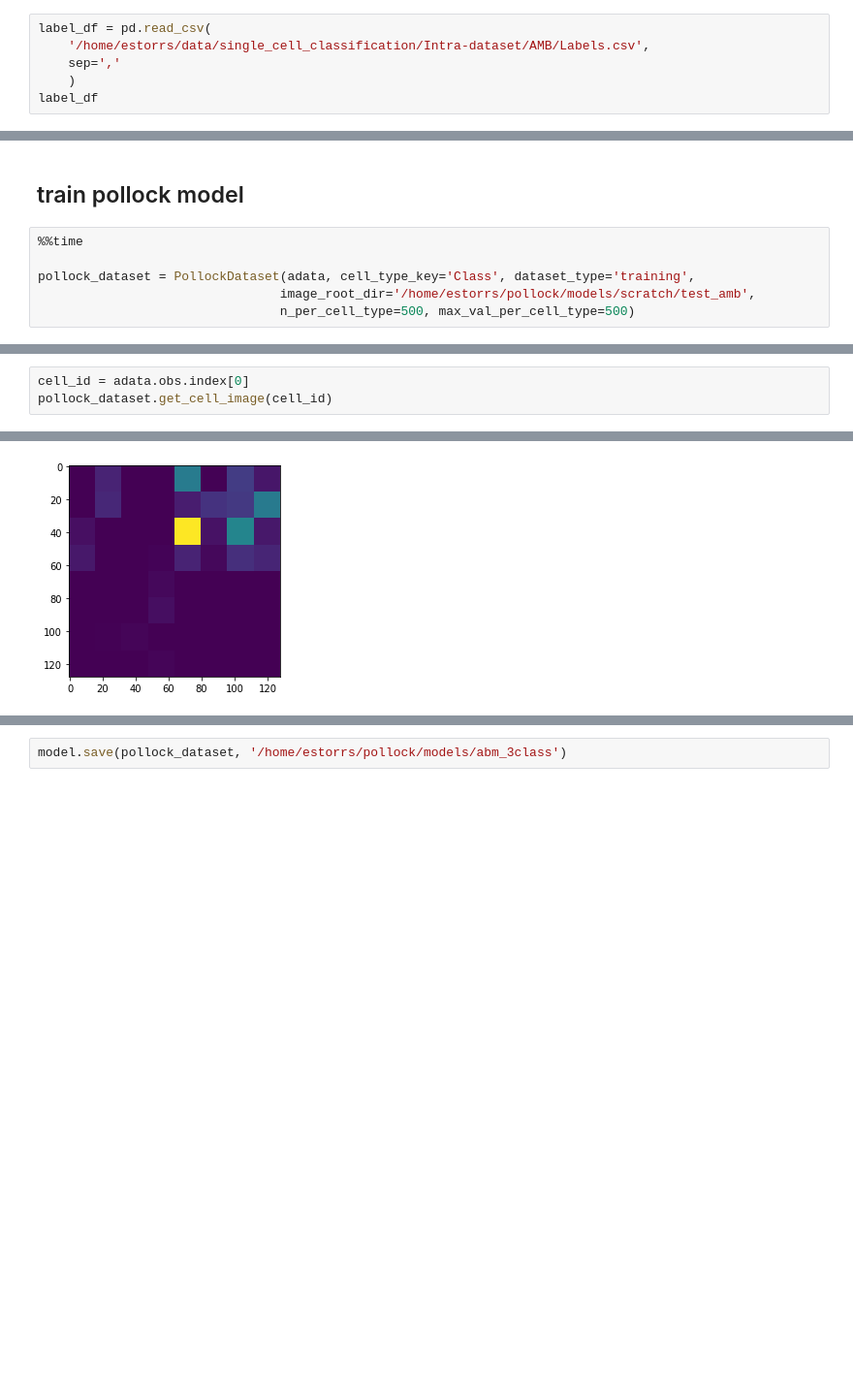
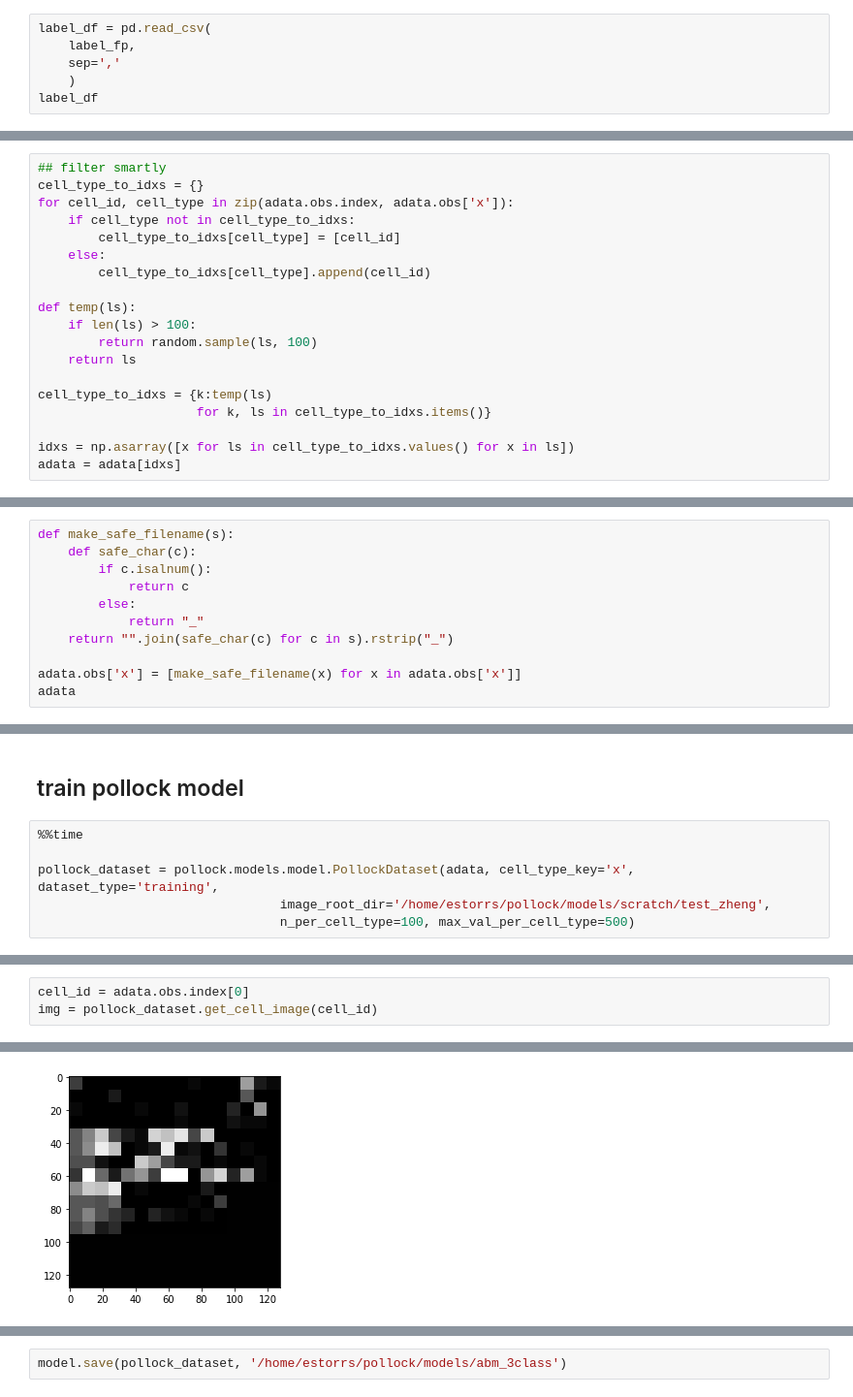
Before and after one commit to ding-lab/pollock, a Jupyter notebook: notebooks/example_from_expression_table.ipynb, the cells around one changed output, grey strips where cells are left out. Shown at 97% size. Saved outputs shown, nothing was run; the diff lists cells and outputs as text; blank space fills up the shorter version.

```diff
--- a/notebooks/example_from_expression_table.ipynb
+++ b/notebooks/example_from_expression_table.ipynb
@@ -60,6 +110,6 @@ expression_df
 # %%
 label_df = pd.read_csv(
-    '/home/estorrs/data/single_cell_classification/Intra-dataset/AMB/Labels.csv',
+    label_fp,
     sep=','
     )
 label_df
@@ -97,3 +158,22 @@ View of AnnData object with n_obs × n_vars = 2000 × 42625
+# %%
+## filter smartly
+cell_type_to_idxs = {}
+for cell_id, cell_type in zip(adata.obs.index, adata.obs['x']):
+    if cell_type not in cell_type_to_idxs:
+        cell_type_to_idxs[cell_type] = [cell_id]
+    else:
+        cell_type_to_idxs[cell_type].append(cell_id)
+
+def temp(ls):
+    if len(ls) > 100:
+        return random.sample(ls, 100)
+    return ls
+
+cell_type_to_idxs = {k:temp(ls)
+                     for k, ls in cell_type_to_idxs.items()}
+
+idxs = np.asarray([x for ls in cell_type_to_idxs.values() for x in ls])
+adata = adata[idxs]
 # %%
 adata.obs
 # %% [output]
@@ -113,0 +194,11 @@ adata.obs
+# %%
+def make_safe_filename(s):
+    def safe_char(c):
+        if c.isalnum():
+            return c
+        else:
+            return "_"
+    return "".join(safe_char(c) for c in s).rstrip("_")
+
+adata.obs['x'] = [make_safe_filename(x) for x in adata.obs['x']]
+adata
@@ -148,7 +243,7 @@ sc.tl.rank_genes_groups(adata, 'Class', method='t-test', n_genes=100)
 # %%
 %%time
 
-pollock_dataset = PollockDataset(adata, cell_type_key='Class', dataset_type='training',
-                                image_root_dir='/home/estorrs/pollock/models/scratch/test_amb',
-                                n_per_cell_type=500, max_val_per_cell_type=500)
+pollock_dataset = pollock.models.model.PollockDataset(adata, cell_type_key='x', dataset_type='training',
+                                image_root_dir='/home/estorrs/pollock/models/scratch/test_zheng',
+                                n_per_cell_type=100, max_val_per_cell_type=500)
 # %% [output]
@@ -167,4 +266,4 @@ Wall time: 1min 20s
 # %%
 cell_id = adata.obs.index[0]
-pollock_dataset.get_cell_image(cell_id)
+img = pollock_dataset.get_cell_image(cell_id)
 # %% [output]
@@ -178,4 +270,4 @@ array([[  1.,   1.,   1., ..., 201., 201., 201.],
-[figure, old version]
+[figure, new version]
 # %%
 pollock_dataset.cell_types
 # %% [output]
```
Also changed, not shown: parts of 42 cells of this notebook, 2 other files.
